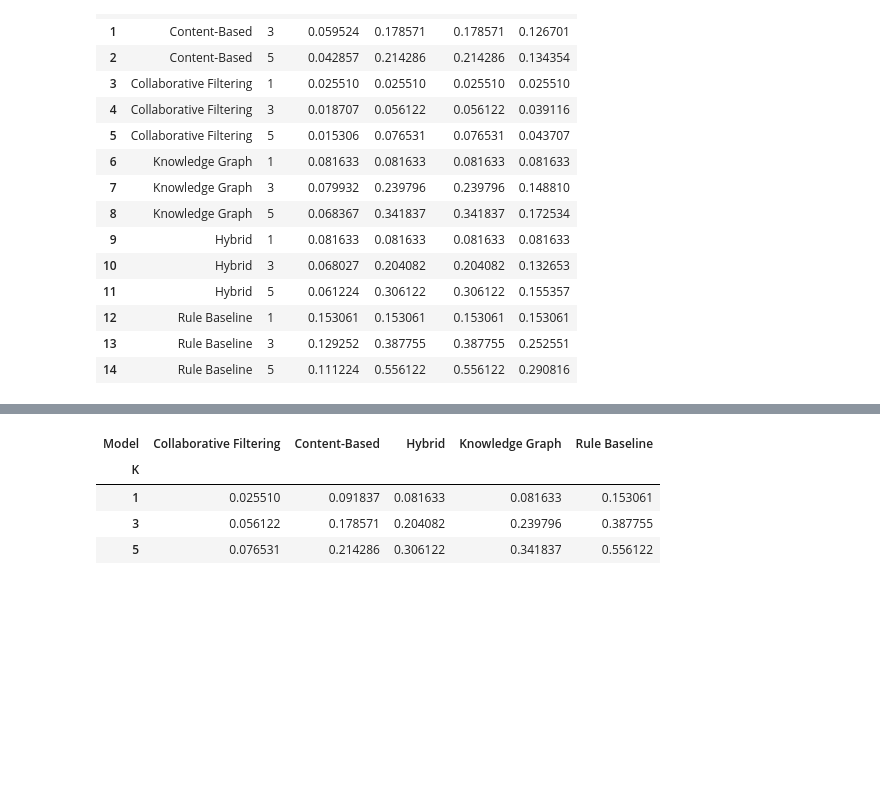
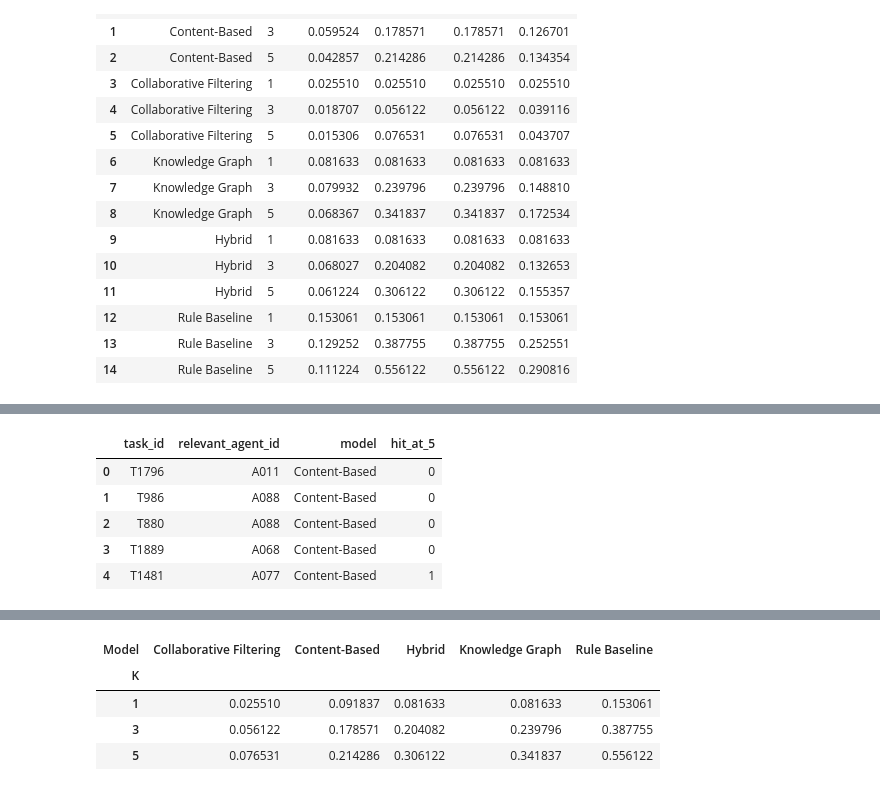
Before and after one commit to Sagooparneet/task-allocation-recommender, a Jupyter notebook: notebooks/06_model_evaluation.ipynb, the cells around one changed output, grey strips where cells are left out. Saved outputs shown, nothing was run; the diff lists cells and outputs as text; code cells hidden in the pictures; blank space fills up the shorter version.

Commit message:
feat: add confidence intervals to model evaluation

```diff
--- a/notebooks/06_model_evaluation.ipynb
+++ b/notebooks/06_model_evaluation.ipynb
@@ -1346,0 +1355,79 @@ final_test_results_df
+# %%
+hit_at_5_records = []
+
+
+# Get Hit@5 result for each recommender model
+for model_name, score_column in model_score_columns.items():
+
+    for _, row in test_df.iterrows():
+
+        task_id = row["task_id"]
+        relevant_agent = row["agent_id"]
+
+        ranking = (
+            test_scores_df[
+                test_scores_df["task_id"]
+                == task_id
+            ]
+            .sort_values(
+                score_column,
+                ascending=False
+            )
+            .head(5)
+        )
+
+        recommended_agents = (
+            ranking["agent_id"]
+            .tolist()
+        )
+
+        hit_at_5_records.append({
+            "task_id": task_id,
+            "relevant_agent_id": relevant_agent,
+            "model": model_name,
+            "hit_at_5": int(
+                relevant_agent
+                in recommended_agents
+            )
+        })
+
+
+# Get Hit@5 result for the rule baseline
+for _, row in test_df.iterrows():
+
+    task_id = row["task_id"]
+    relevant_agent = row["agent_id"]
+
+    ranking = (
+        get_rule_ranking(task_id)
+        .head(5)
+    )
+
+    recommended_agents = (
+        ranking["agent_id"]
+        .tolist()
+    )
+
+    hit_at_5_records.append({
+        "task_id": task_id,
+        "relevant_agent_id": relevant_agent,
+        "model": "Rule Baseline",
+        "hit_at_5": int(
+            relevant_agent
+            in recommended_agents
+        )
+    })
+
+
+hit_at_5_df = pd.DataFrame(
+    hit_at_5_records
+)
+
+hit_at_5_df.head()
+# %% [output]
+|  | task_id | relevant_agent_id | model | hit_at_5 |
+| 0 | T1796 | A011 | Content-Based | 0 |
+| 1 | T986 | A088 | Content-Based | 0 |
+| 2 | T880 | A088 | Content-Based | 0 |
+| 3 | T1889 | A068 | Content-Based | 0 |
+| 4 | T1481 | A077 | Content-Based | 1 |
```
Also changed, not shown: parts of 9 cells of this notebook, 4 other files.
